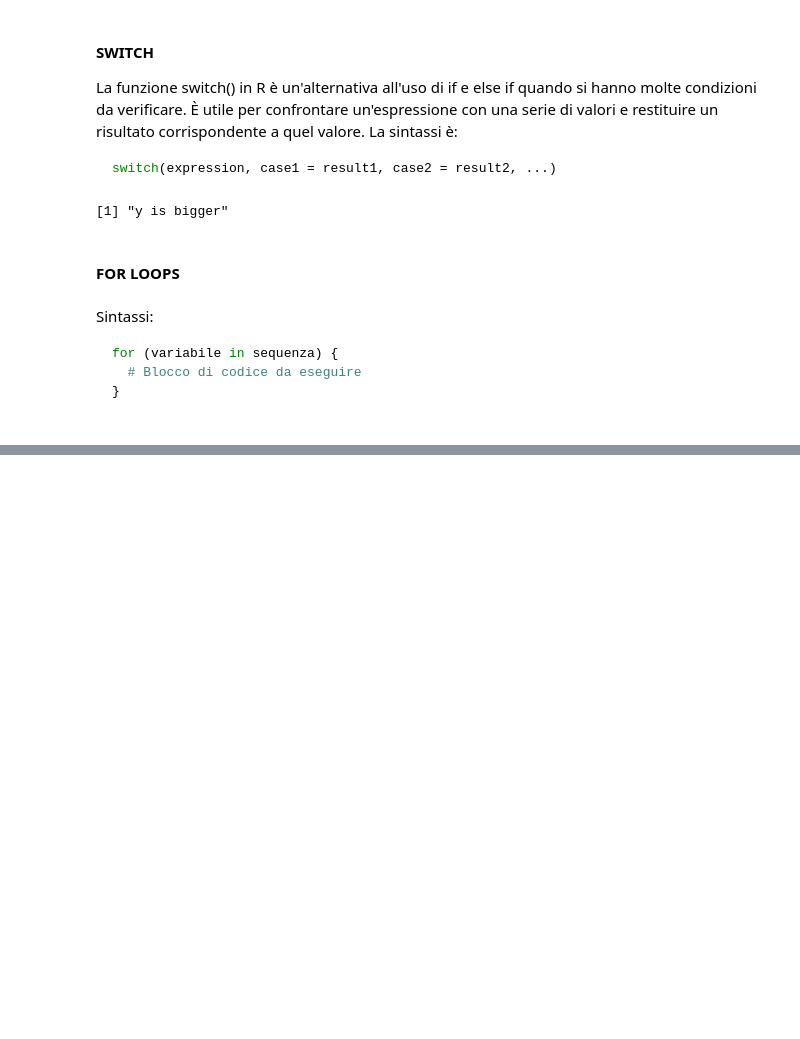
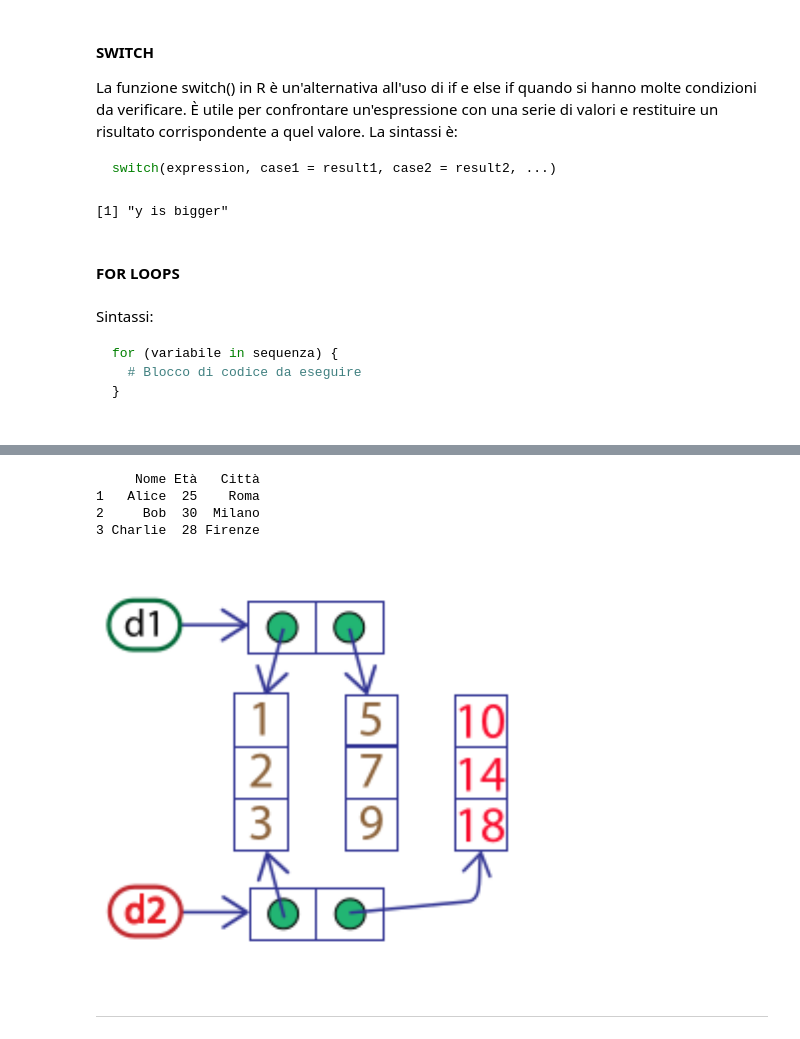
Before and after one commit to seccobenedetto/coding_tutorials, a Jupyter notebook: R.ipynb, the cells around one changed output, grey strips where cells are left out. Saved outputs shown, nothing was run; the diff lists cells and outputs as text; code cells hidden in the pictures; blank space fills up the shorter version.

Commit message:
added data frames

```diff
--- a/R.ipynb
+++ b/R.ipynb
@@ -382,0 +588,21 @@ for (variabile in sequenza) {
+# %%
+nomi  <- c("Alice", "Bob", "Charlie")
+età   <- c(25, 30, 28)
+città <- c("Roma", "Milano", "Firenze")
+
+df <- data.frame( Nome = nomi,    Età = età,   Città = città    )
+print(df)
+# %% [output]
+     Nome Età   Città
+1   Alice  25    Roma
+2     Bob  30  Milano
+3 Charlie  28 Firenze
+# %%
+library(png)
+library(grid)
+img <- readPNG("./images/data.frame.png")     # effect of modifying a column
+grid.raster(img)
+# %% [output]
+[figure, added]
+# %% [markdown]
+---
```
Also changed, not shown: parts of 33 cells of this notebook, 1 other file.
